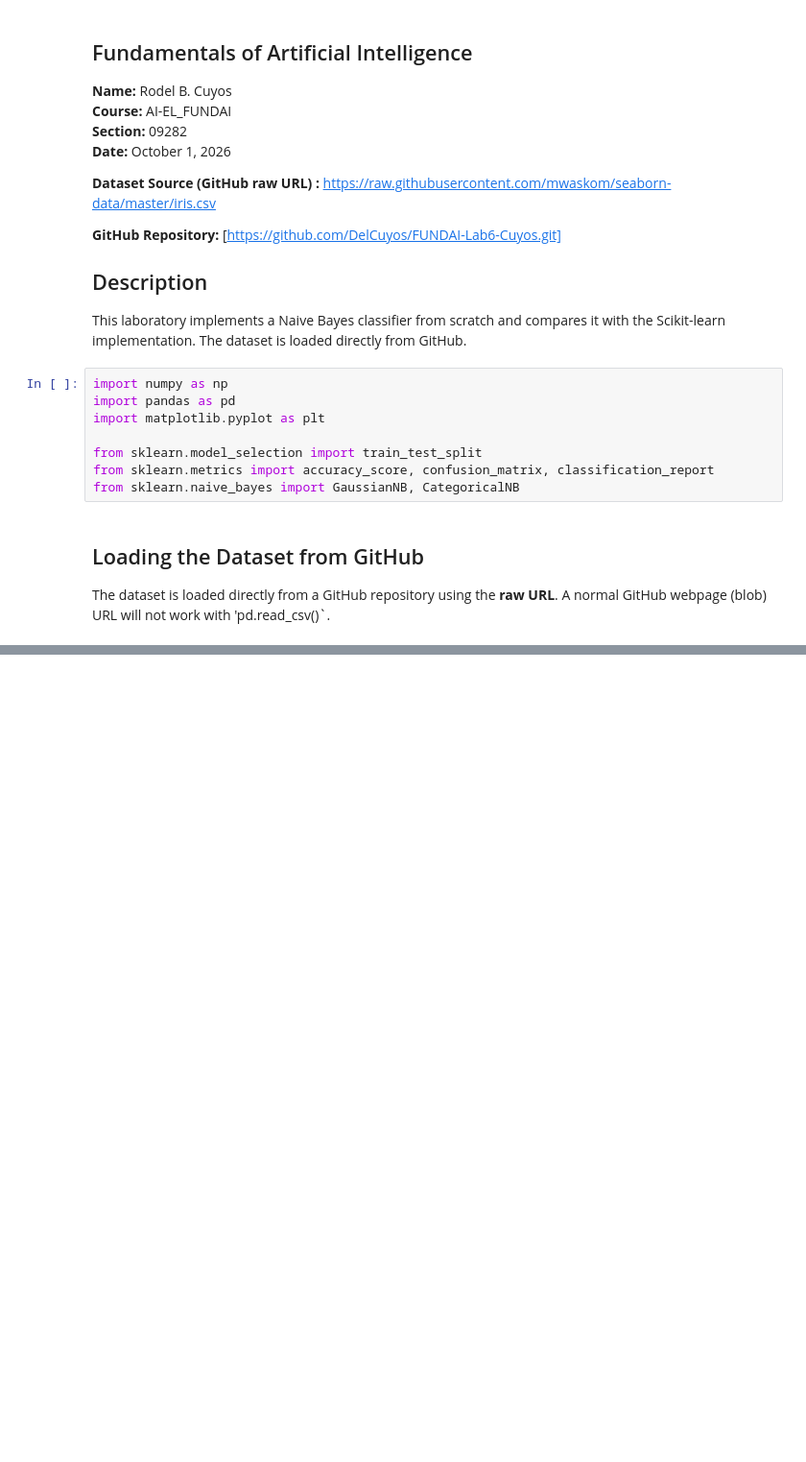
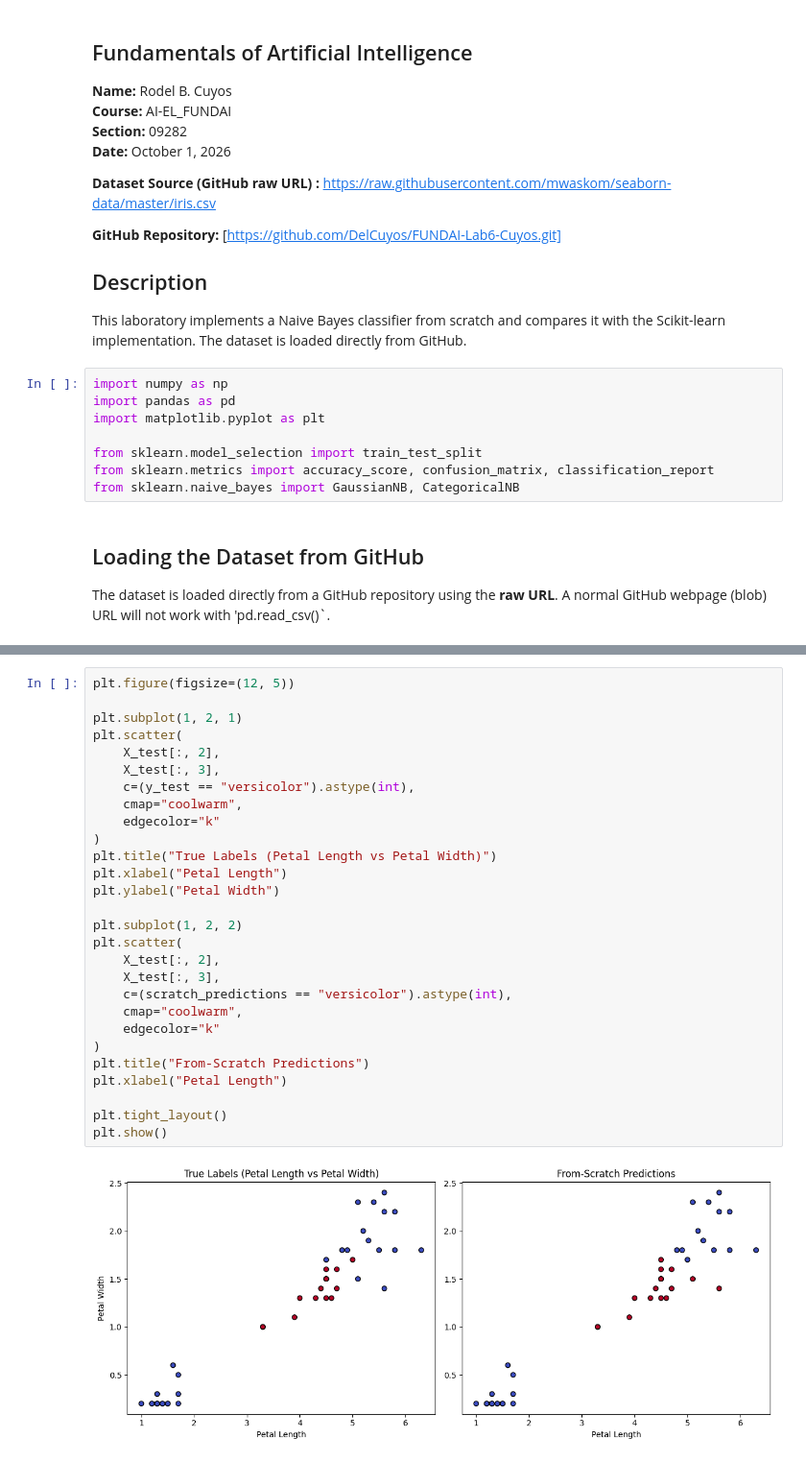
Before and after one commit to DelCuyos/FUNDAI-Lab6-Cuyos, a Jupyter notebook: Lab6_Naive_Bayes_Cuyos.ipynb, the cells around one changed output, grey strips where cells are left out. Shown at 96% size. Drawn from its saved outputs; the diff is of its cells as text; blank space fills up the shorter version.

```diff
--- a/Lab6_Naive_Bayes_Cuyos.ipynb
+++ b/Lab6_Naive_Bayes_Cuyos.ipynb
@@ -147,0 +247,30 @@ print(classification_report(y_test, scratch_predictions))
+# %%
+plt.figure(figsize=(12, 5))
+
+plt.subplot(1, 2, 1)
+plt.scatter(
+    X_test[:, 2],
+    X_test[:, 3],
+    c=(y_test == "versicolor").astype(int),
+    cmap="coolwarm",
+    edgecolor="k"
+)
+plt.title("True Labels (Petal Length vs Petal Width)")
+plt.xlabel("Petal Length")
+plt.ylabel("Petal Width")
+
+plt.subplot(1, 2, 2)
+plt.scatter(
+    X_test[:, 2],
+    X_test[:, 3],
+    c=(scratch_predictions == "versicolor").astype(int),
+    cmap="coolwarm",
+    edgecolor="k"
+)
+plt.title("From-Scratch Predictions")
+plt.xlabel("Petal Length")
+
+plt.tight_layout()
+plt.show()
+# %% [output]
+[figure, added]
```
Also changed, not shown: parts of 16 cells of this notebook.
